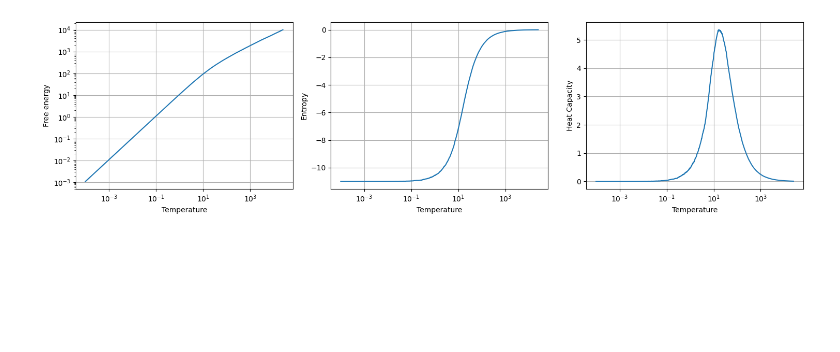
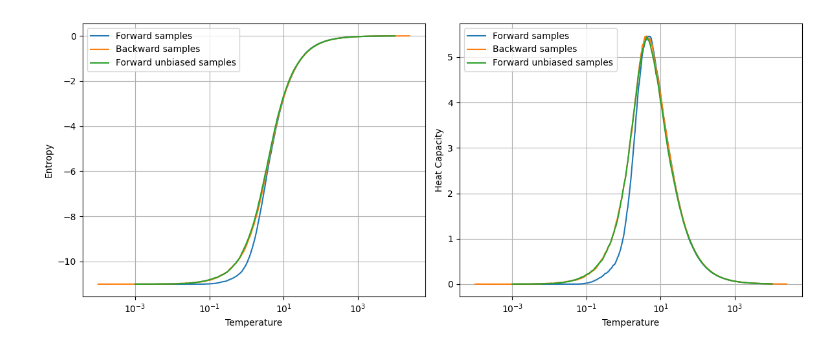
Before and after one commit to antoniibelyshev/physics-of-diffusion-models, a Jupyter notebook: analyze_stats.ipynb, the cells around one changed output. Saved outputs shown, nothing was run; the diff lists cells and outputs as text; code cells hidden in the pictures; blank space fills up the shorter version.

```diff
--- a/analyze_stats.ipynb
+++ b/analyze_stats.ipynb
@@ -50,0 +71,15 @@ plt.show()
+# %%
+forward_unbiased_file = np.load("results/mnist_forward_unbiased_stats.npz")
+
+temp_for_u = forward_unbiased_file["temp"]
+log_Z_for_u = forward_unbiased_file["log_Z"]
+U_for_u = forward_unbiased_file["U"]
+full_U_for_u = forward_unbiased_file["full_U"]
+var_H_for_u = forward_unbiased_file["var_H"]
+
+F_for_u = -temp_for_u * log_Z_for_u
+S_for_u = log_Z_for_u + U_for_u / temp_for_u
+C_for_u = var_H_for_u / temp_for_u ** 2
+
+
+make_plots(temp_for_u, F_for_u, S_for_u, C_for_u)
@@ -51,44 +88,39 @@ plt.show()
 # %%
-backward_file = np.load("results/mnist_backward_stats.npz")
-
-temp_back = backward_file["temp"]
-log_Z_back = backward_file["log_Z"]
-U_back = backward_file["U"]
-full_U_back = backward_file["full_U"]
-var_H_back = backward_file["var_H"]
-
-F_back = -temp_back * log_Z_back
-S_back = log_Z_back + U_back / temp_back
-C_back = var_H_back / temp_back ** 2
+plt.figure(figsize=(12, 5))
 
 
-plt.figure(figsize=fsize)
+# plt.subplot(1, 3, 1)
+# plt.plot(temp_for, F_for, label="Forward samples")
+# plt.plot(temp_back, F_back, label="Backward samples")
+# plt.xscale("log")
+# plt.yscale("log")
+# plt.xlabel("Temperature")
+# plt.ylabel("Free energy")
+# plt.legend()
+# plt.grid()
 
-
-plt.subplot(1, 3, 1)
-plt.plot(temp_back, F_back)
-plt.xscale("log")
-plt.yscale("log")
-plt.xlabel("Temperature")
-plt.ylabel("Free energy")
-plt.grid()
-
-plt.subplot(1, 3, 2)
-plt.plot(temp_back, S_back)
+plt.subplot(1, 2, 1)
+plt.plot(temp_for, S_for, label="Forward samples")
+plt.plot(temp_back, S_back, label="Backward samples")
+plt.plot(temp_for, S_for_u, label="Forward unbiased samples")
 plt.xscale("log")
 plt.xlabel("Temperature")
 plt.ylabel("Entropy")
+plt.legend()
 plt.grid()
 
-plt.subplot(1, 3, 3)
-plt.plot(temp_back, C_back)
+plt.subplot(1, 2, 2)
+plt.plot(temp_for, C_for, label="Forward samples")
+plt.plot(temp_back, C_back, label="Backward samples")
+plt.plot(temp_for, C_for_u, label="Forward unbiased samples")
 plt.xscale("log")
 plt.xlabel("Temperature")
 plt.ylabel("Heat Capacity")
+plt.legend()
 plt.grid()
 
 
 plt.tight_layout()
 plt.show()
 # %% [output]
-[figure, old version]
+[figure, new version]
```
Also changed, not shown: parts of 7 cells of this notebook, 12 other files.
